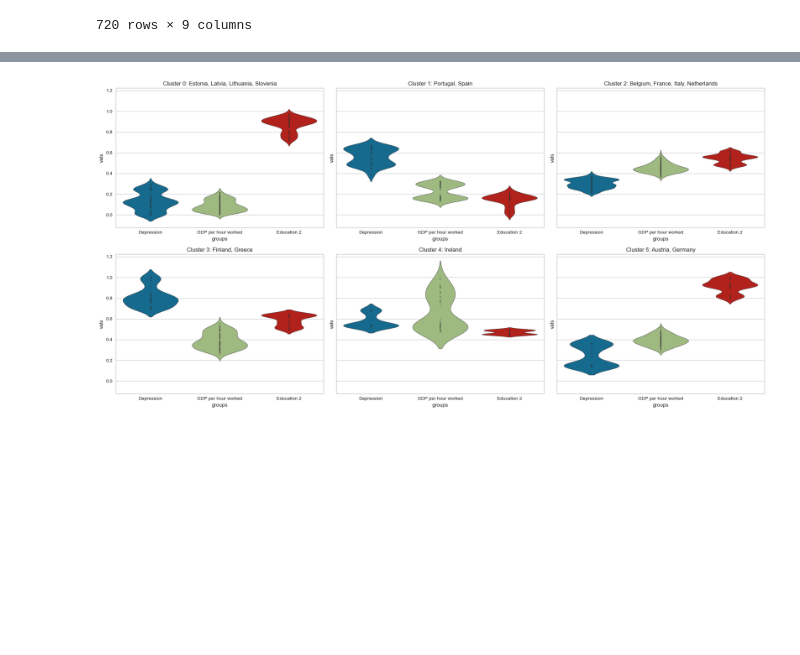
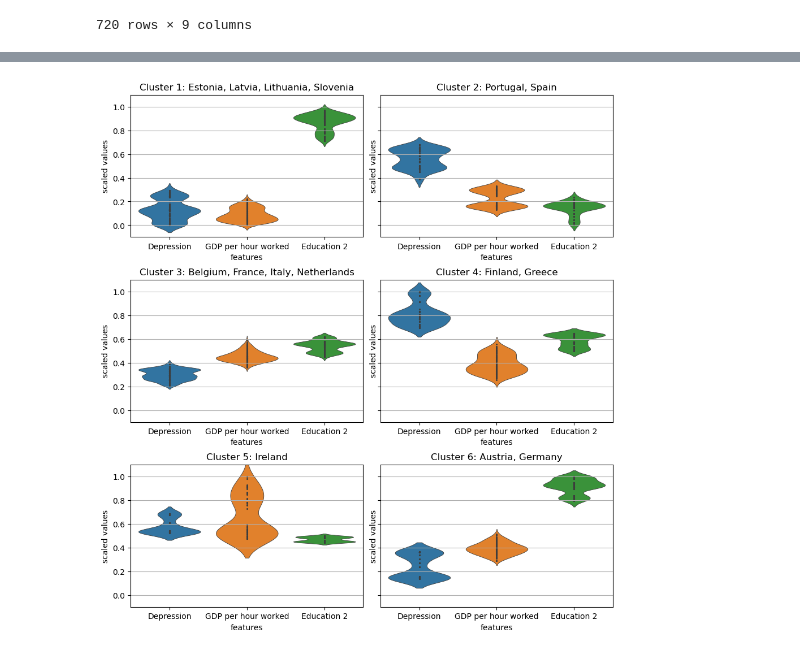
Before and after one commit to nisa-bayraktar/european_productivity, a Jupyter notebook: clustering/better_clustering.ipynb, the cells around one changed output, grey strips where cells are left out. Saved outputs shown, nothing was run; the diff lists cells and outputs as text; code cells hidden in the pictures; blank space fills up the shorter version.

```diff
--- a/clustering/better_clustering.ipynb
+++ b/clustering/better_clustering.ipynb
@@ -411,7 +411,7 @@ big_data
 720 rows × 9 columns
 # %%
 import itertools as it
-perm = it.combinations(features, 3)
+perm = it.combinations(big_data.columns, 3)
 output = set(map(lambda x: tuple(sorted(x)),perm))
 
 output_list = []
@@ -419,4 +419,4 @@ for i in list(output):
     original = i
     result = ('labels',) + original
     output_list.append(result)
-# print(len(output_list))
+print(len(output_list))
@@ -437,13 +439,13 @@ for i in output_list:
 
     model = KMeans(random_state=0)
 
-    visualizer = KElbowVisualizer(model, k=(3,15), metric='silhouette', timings=False)
+    visualizer = KElbowVisualizer(model, k=(3,8), timings=False)
     visualizer.fit(x_scaled)
     score = visualizer.elbow_score_
     value = visualizer.elbow_value_
 
-    if score>0.55:
-        # visualizer.show()
+    if score>10:
+        visualizer.show()
         idx = df1.columns
         mylist = idx.tolist()
 
@@ -524,26 +572,25 @@ fig2 = px.scatter_3d(df1, x=cluster[0], y=cluster[1], z=cluster[2],
 fig2.show()
 # %%
 # ---------------------------------- Violin Plot for each cluster ------------------
-from sklearn.preprocessing import StandardScaler
 
 clusters = 6
+plt.rcParams['axes.grid'] = True
+# plt.rcParams["figure.autolayout"] = True
+fig, axes = plt.subplots(3, 2, figsize=(11,12), sharey=True, dpi=100)
+fig.subplots_adjust(hspace=0.3, wspace = 0.075)
 
-plt.rcParams["figure.autolayout"] = True
-fig, axes = plt.subplots(2, 3, figsize=(20,10), sharey=True,  dpi=100)
-fig.subplots_adjust(hspace=.25)
-
-
+plt.ylim(-0.1, 1.1)
 for i in range(0, clusters):
 
     c = df1.loc[df1.kmeans == i].copy(deep=True)
     cluster_countries = list(c['labels'].unique())
     c.drop(['kmeans', 'labels'], axis=1, inplace=True)
 
-    c = c.melt(var_name='groups', value_name='vals')
+    c = c.melt(var_name='features', value_name='scaled values')
 
-    ax = sns.violinplot(data=c,x="groups",y="vals",linewidth=0.6,inner='point',scale='count',ax=axes[int(i/3),i%3]).set(
-        title = 'Cluster '+str(i)+': '+', '.join(cluster_countries))
+    ax = sns.violinplot(data=c,x="features",y="scaled values",linewidth=0.6,inner='point',scale='width',ax=axes[int(i/2),i%2]).set(
+        title = 'Cluster '+str(i+1)+': '+', '.join(cluster_countries))
 
 plt.show()
 # %% [output]
-[figure, old version]
+[figure, new version]
```
Also changed, not shown: parts of 4 cells of this notebook, 1 other file.
